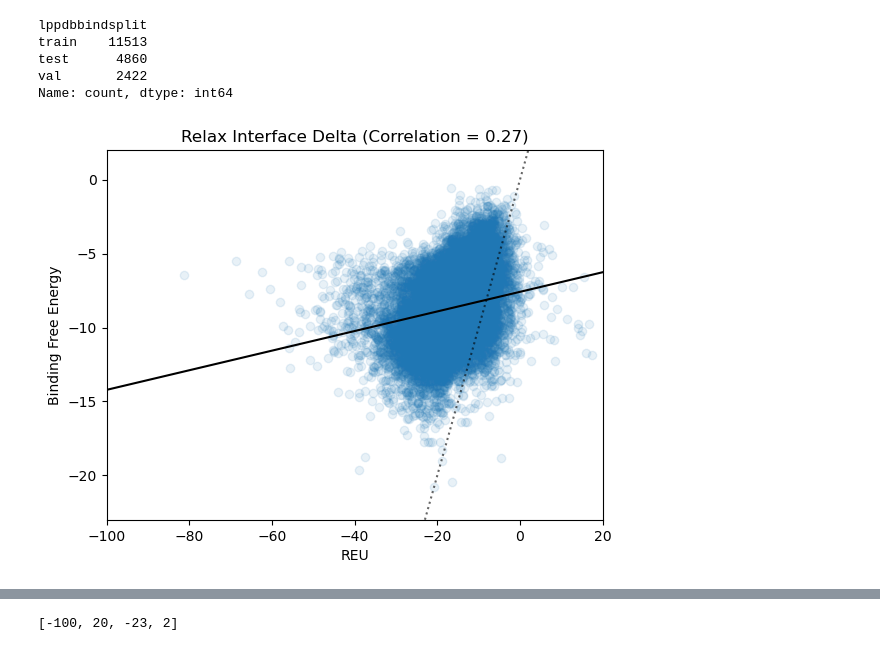
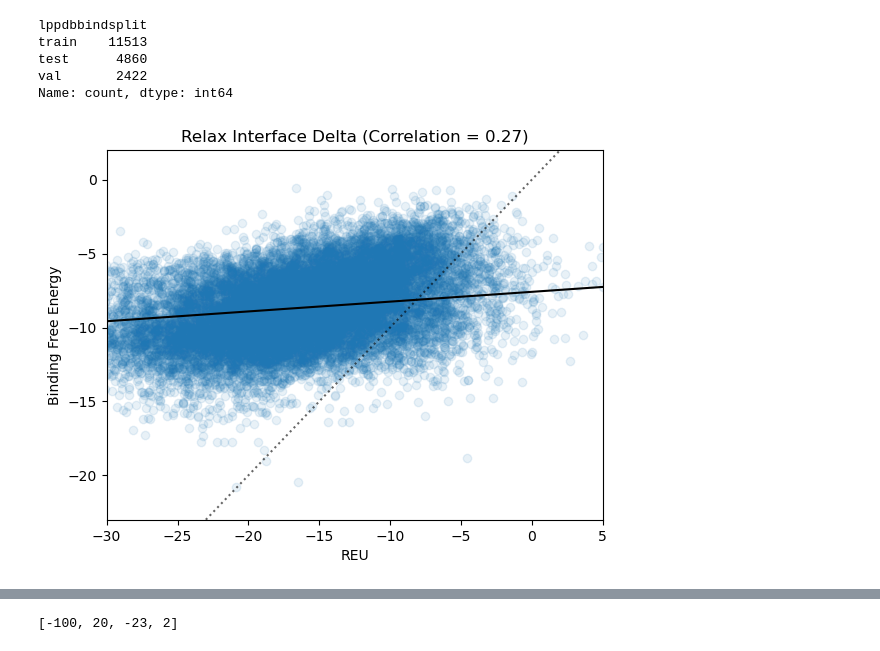
Before and after one commit to Hackefleisch/pdbbind_dock, a Jupyter notebook: analysis.ipynb, the cells around one changed output, grey strips where cells are left out. Drawn from its saved outputs; the diff is of its cells as text; code cells hidden in the pictures.

```diff
--- a/analysis.ipynb
+++ b/analysis.ipynb
@@ -297,33 +297,33 @@ Name: count, dtype: int64
 # %%
 from matplotlib import pyplot as plt
 import numpy as np
 
 # crystal_idelta_score,relax_idelta_score
 # relax_total_score-ligaway_total_score
 
 #plt.scatter(-df_f.dG, df_f.relax_total_score - df_f.ligaway_total_score, alpha=0.1)
 #plt.title('Bound-Unbound-Delta')
 #plt.scatter(-df_f.dG, df_f.relax_total_score - df_f.ligaway_total_score, alpha=0.1)
 #plt.title('Bound-Unbound-Delta')
 
 title = 'Relax Interface Delta'
 x_data = df_f['relax_idelta_score']
 y_data = -df_f['dG']
 
 correlation = x_data.corr(y_data)
 slope, intercept = np.polyfit(x_data, y_data, 1)
 fit_line = slope * np.arange(-150,50) + intercept
 #perfect_line =
 
 plt.title(title + f' (Correlation = {correlation:.2f})')
 plt.scatter(x_data, y_data, alpha=0.1, label='Data')
 plt.plot(np.arange(-150,50), fit_line, color='black', label='Fit')
-plt.xlim( -100, 20 )
+plt.xlim( -30, 5 )
 plt.ylim(-23, 2)
 plt.ylabel('Binding Free Energy')
 plt.xlabel('REU')
 plt.axline( [0,0], [1,1], color = 'black', alpha=0.6, linestyle=':' )
 plt.show()
 # %% [output]
-[figure, old version]
+[figure, new version]
 # %%
```
Also changed, not shown: parts of 2 cells of this notebook.
